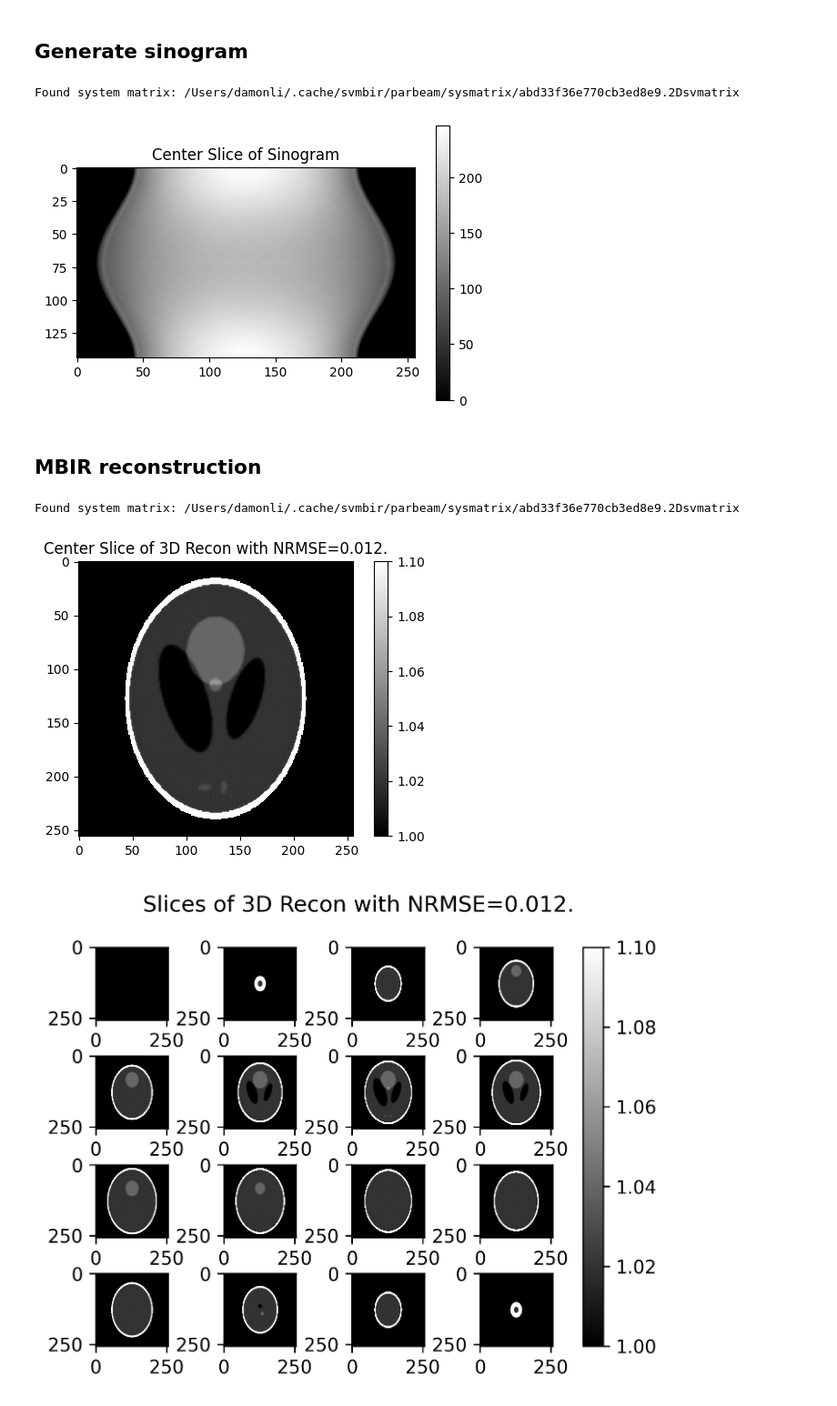
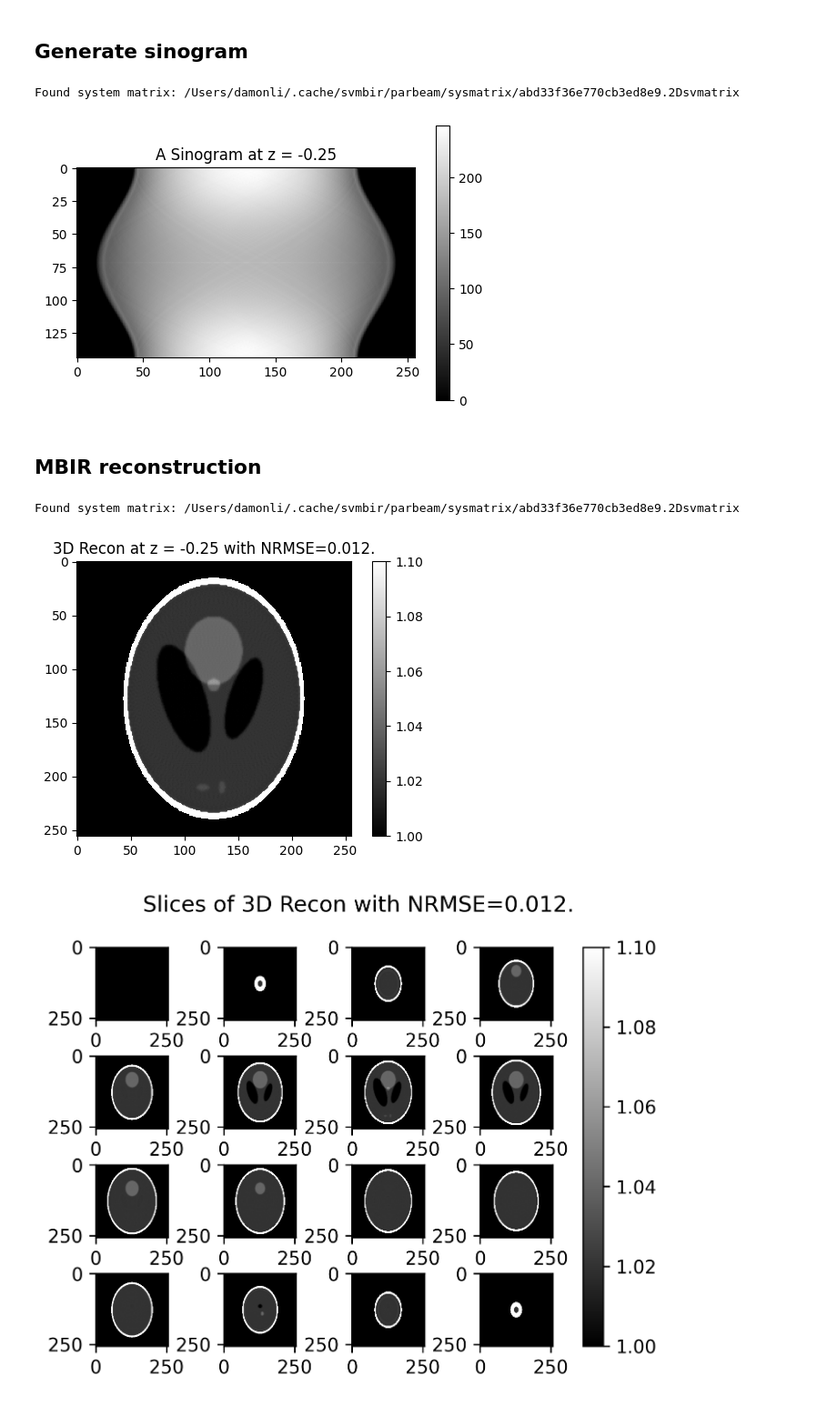
Before and after one commit to cabouman/svmbir, a Jupyter notebook: docs/source/ipynb/demo_3D_shepp_logan.ipynb, the cells around one changed output. Shown: that part at 91% size. Drawn from its saved outputs; the diff is of its cells as text; code cells hidden in the pictures.

```diff
--- a/docs/source/ipynb/demo_3D_shepp_logan.ipynb
+++ b/docs/source/ipynb/demo_3D_shepp_logan.ipynb
@@ -29,8 +29,7 @@ def plot_image(img, title=None, vmin=None, vmax=None):
 ##  Set Parameters
 # %%
 # Simulated image parameters
-num_rows = 256
-num_cols = num_rows
+num_rows_cols = 256 # Assumes a square image
 center_slice = 16
 num_slices = 2*center_slice+1
 display_slice = 12
@@ -48,7 +47,7 @@ angles = np.linspace(-np.pi/2.0, np.pi/2.0, num_views, endpoint=False)
 # %% [markdown]
 ## Generate phantom
 # %%
-phantom = svmbir.phantom.gen_shepp_logan_3d(num_rows,num_cols,num_slices)
+phantom = svmbir.phantom.gen_shepp_logan_3d(num_rows_cols, num_rows_cols, num_slices)
 mpl.rcParams['figure.dpi'] = 100
-plot_image(phantom[display_slice], title='Center Slice of 3D Shepp Logan Phantom',vmin=1., vmax=1.1)
+plot_image(phantom[display_slice], title='A phantom at z = -0.25',vmin=1., vmax=1.1)
 # %% [output]
@@ -72,30 +71,30 @@ plt.close()
 ## Generate sinogram
 # %%
 mpl.rcParams['figure.dpi'] = 100
-sino = svmbir.project(angles, phantom, max(num_rows, num_cols))
-plot_image(sino[:,display_slice,:], title='Center Slice of Sinogram')
+sino = svmbir.project(angles, phantom, num_rows_cols)
+plot_image(sino[:,display_slice,:], title='A Sinogram at z = -0.25')
 # %% [output]
 Found system matrix: /Users/damonli/.cache/svmbir/parbeam/sysmatrix/abd33f36e770cb3ed8e9.2Dsvmatrix
-[figure, old version]
+[figure, new version]
 # %% [markdown]
 ## MBIR reconstruction
 # %%
 # Determine resulting number of views, slices, and channels
 (num_views, num_slices, num_channels) = sino.shape
 
 # Perform MBIR reconstruction
-recon = svmbir.recon(sino, angles, num_rows=num_rows, num_cols=num_cols, T=T, p=p, sharpness=sharpness, snr_db=snr_db)
+recon = svmbir.recon(sino, angles, T=T, p=p, sharpness=sharpness, snr_db=snr_db)
 
 # Compute Normalized Root Mean Squared Error
 nrmse = svmbir.phantom.nrmse(recon, phantom)
 
 # display reconstruction
 mpl.rcParams['figure.dpi'] = 100
-title = f'Center Slice of 3D Recon with NRMSE={nrmse:.3f}.'
+title = f'3D Recon at z = -0.25 with NRMSE={nrmse:.3f}.'
 plot_image(recon[display_slice], title=title, vmin=1.0, vmax=1.1)
 # %% [output]
 Found system matrix: /Users/damonli/.cache/svmbir/parbeam/sysmatrix/abd33f36e770cb3ed8e9.2Dsvmatrix
-[figure, old version]
+[figure, new version]
 # %%
 mpl.rcParams['figure.dpi'] = 300
 
```
Also changed, not shown: parts of 1 cell of this notebook.
